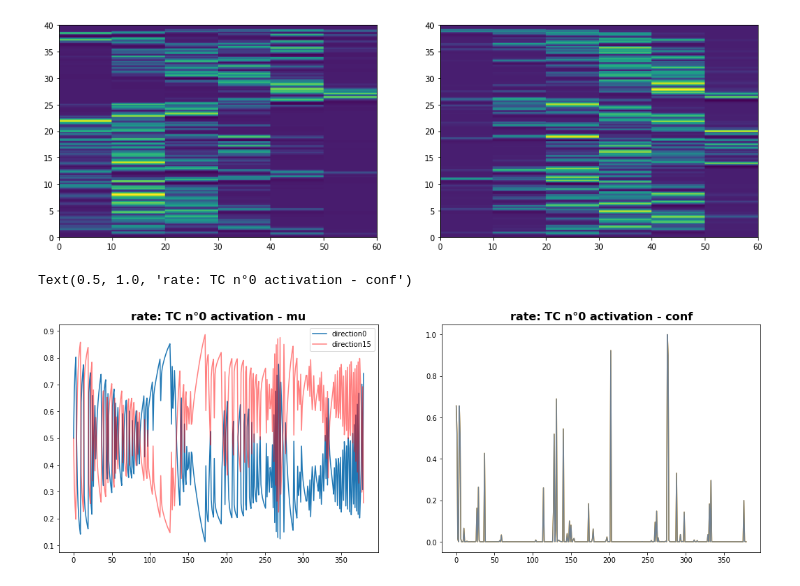
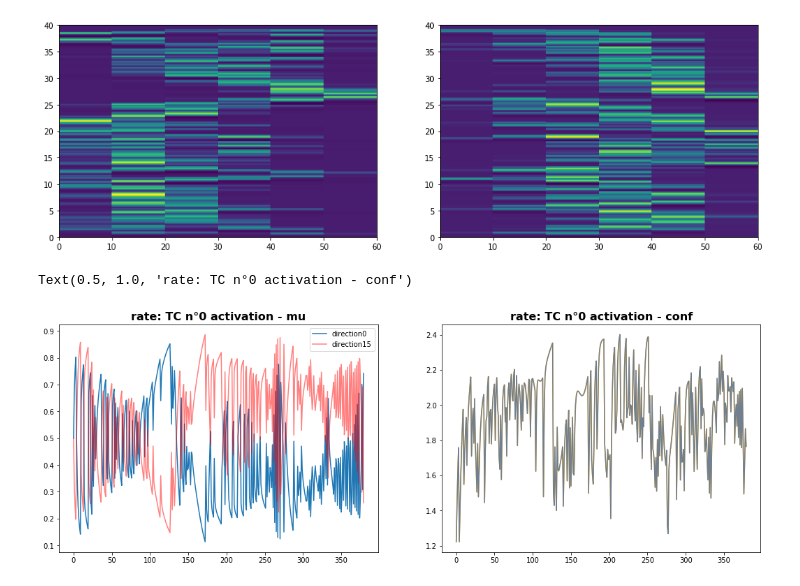
Before and after one commit to tiffanybounmy/ProbabilityNeuralCodes, a Jupyter notebook: EncodingModels.ipynb, the cells around one changed output. Drawn from its saved outputs; the diff is of its cells as text; code cells hidden in the pictures.

```diff
--- a/EncodingModels.ipynb
+++ b/EncodingModels.ipynb
@@ -262,7 +262,7 @@ for k_fit_scheme in range(n_schemes):
 
                 if fit_scheme.find('rate') != -1:
                     tc_signal_mu[k_fit_scheme][k_direction][k_session][k_tc] = mu
-                    tc_signal_conf[k_fit_scheme][k_direction][k_session][k_tc] = dist
+                    tc_signal_conf[k_fit_scheme][k_direction][k_session][k_tc] = conf
                 elif fit_scheme.find('ppc') != -1:
                     tc_signal_mu[k_fit_scheme][k_direction][k_session][k_tc] =  fit_tc_mu.f(mu, k_tc)
                     tc_signal_conf[k_fit_scheme][k_direction][k_session][k_tc] = fit_tc_conf.f(conf, k_tc)
@@ -366,21 +388,21 @@ plt.imshow(TC_conf, extent=[0,60,0,40], axes = ax2)
 # %%
 k_fit_scheme = 4
 fit_scheme = scheme_array[k_fit_scheme]
 k_direction = 0
 k_direction_inv = 15
 k_session = 0
 k_tc = 0
 fig = plt.figure(figsize=[18,6])
 ax1 = fig.add_subplot(121)
 plt.plot(tc_signal_mu[k_fit_scheme][k_direction][k_session][k_tc], label='direction0')
 plt.plot(tc_signal_mu[k_fit_scheme][k_direction_inv][k_session][k_tc], color='red', alpha=0.5, label='direction15')
 plt.legend()
 plt.title(f"{fit_scheme}: TC n°{k_tc} activation - mu", size=16, fontweight='bold')
 
 ax2 = fig.add_subplot(122)
-plt.plot(tc_signal_conf[0][0][0][0], color='orange')
-plt.plot(tc_signal_conf[0][15][0][0], color='slategrey')
+plt.plot(tc_signal_conf[k_fit_scheme][0][k_session][k_tc], color='orange')
+plt.plot(tc_signal_conf[k_fit_scheme][15][k_session][k_tc], color='slategrey')
 plt.title(f"{fit_scheme}: TC n°{k_tc} activation - conf", size=16, fontweight='bold')
 # %% [output]
 Text(0.5, 1.0, 'rate: TC n°0 activation - conf')
-[figure, old version]
+[figure, new version]
```
Also changed, not shown: parts of 7 cells of this notebook.
